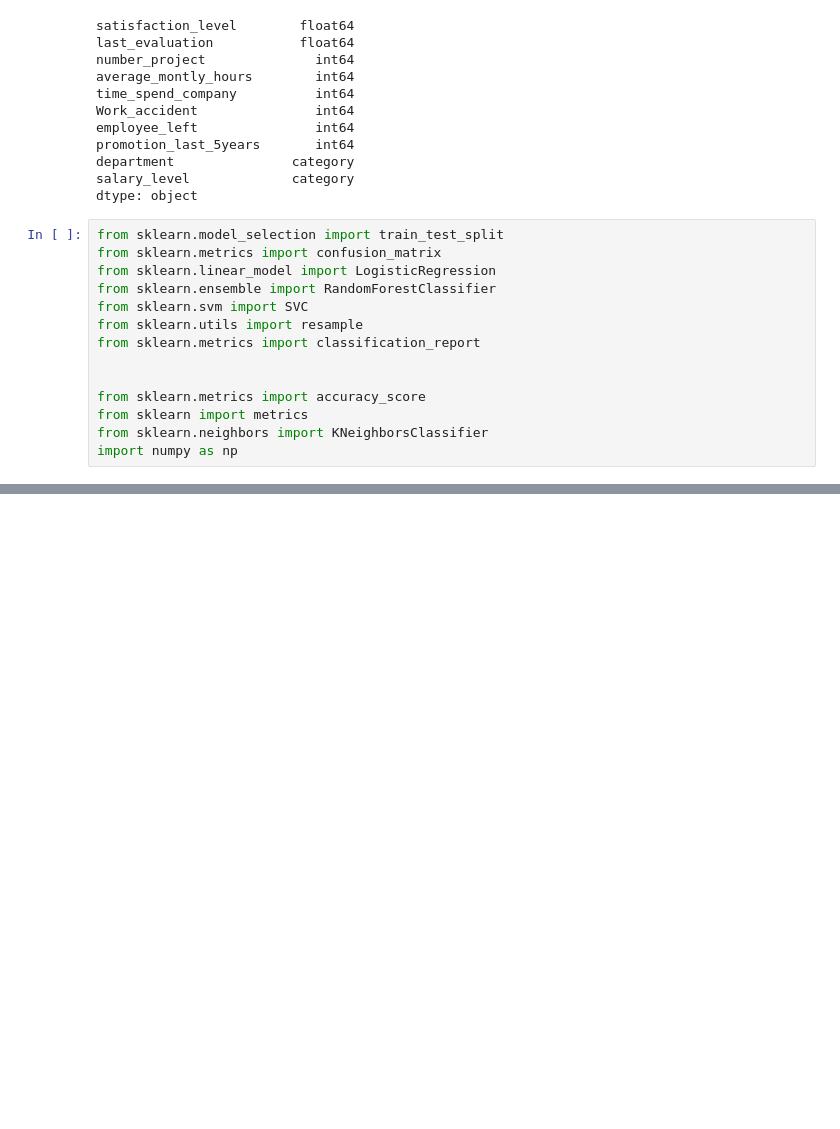
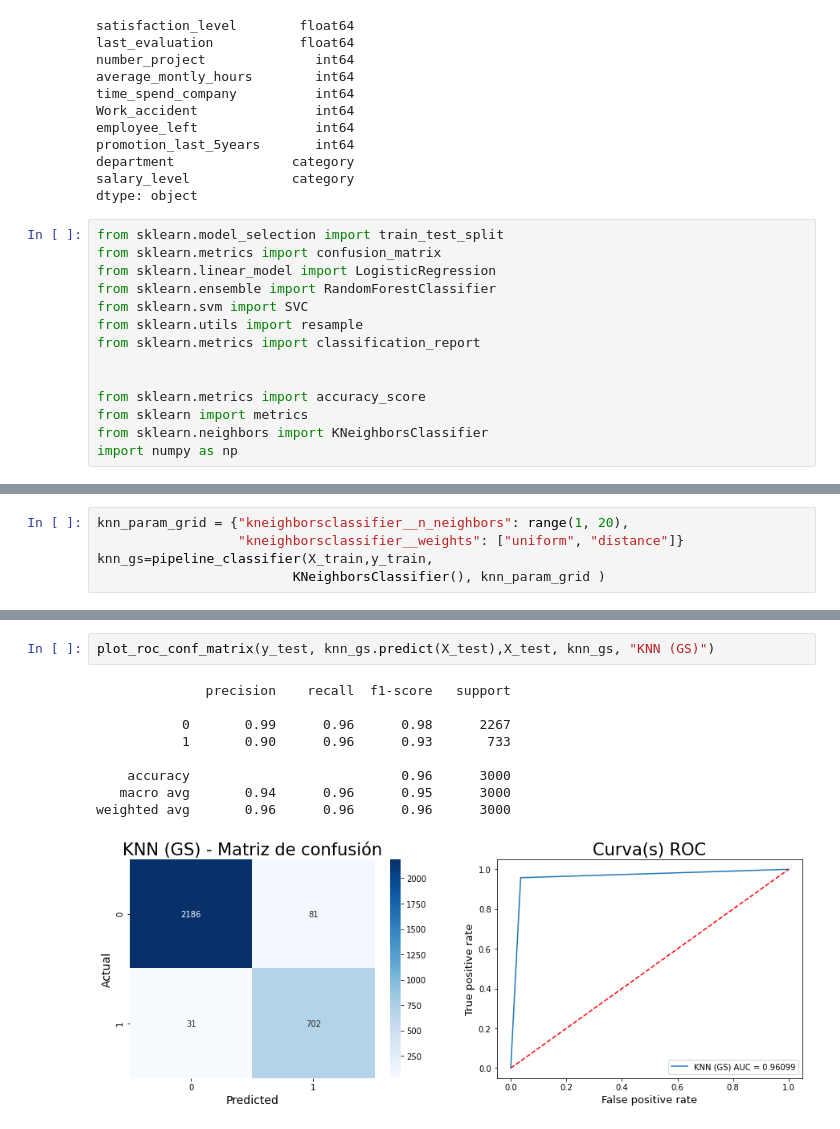
Before and after one commit to JECaballeroR/EmployeeTurnover, a Jupyter notebook: Clonk_Prueba_selección.ipynb, the cells around one changed output, grey strips where cells are left out. Drawn from its saved outputs; the diff is of its cells as text; blank space fills up the shorter version.

```diff
--- a/Clonk_Prueba_selección.ipynb
+++ b/Clonk_Prueba_selección.ipynb
@@ -355,0 +559,5 @@ Random Forest  - Matriz de confusión:
+# %%
+knn_param_grid = {"kneighborsclassifier__n_neighbors": range(1, 20),
+                  "kneighborsclassifier__weights": ["uniform", "distance"]}
+knn_gs=pipeline_classifier(X_train,y_train,
+                         KNeighborsClassifier(), knn_param_grid )
@@ -355,0 +569,12 @@ Random Forest  - Matriz de confusión:
+# %%
+plot_roc_conf_matrix(y_test, knn_gs.predict(X_test),X_test, knn_gs, "KNN (GS)")
+# %% [output]
+              precision    recall  f1-score   support
+
+           0       0.99      0.96      0.98      2267
+           1       0.90      0.96      0.93       733
+
+    accuracy                           0.96      3000
+   macro avg       0.94      0.96      0.95      3000
+weighted avg       0.96      0.96      0.96      3000
+[figure, added]
```
Also changed, not shown: parts of 20 cells of this notebook.
